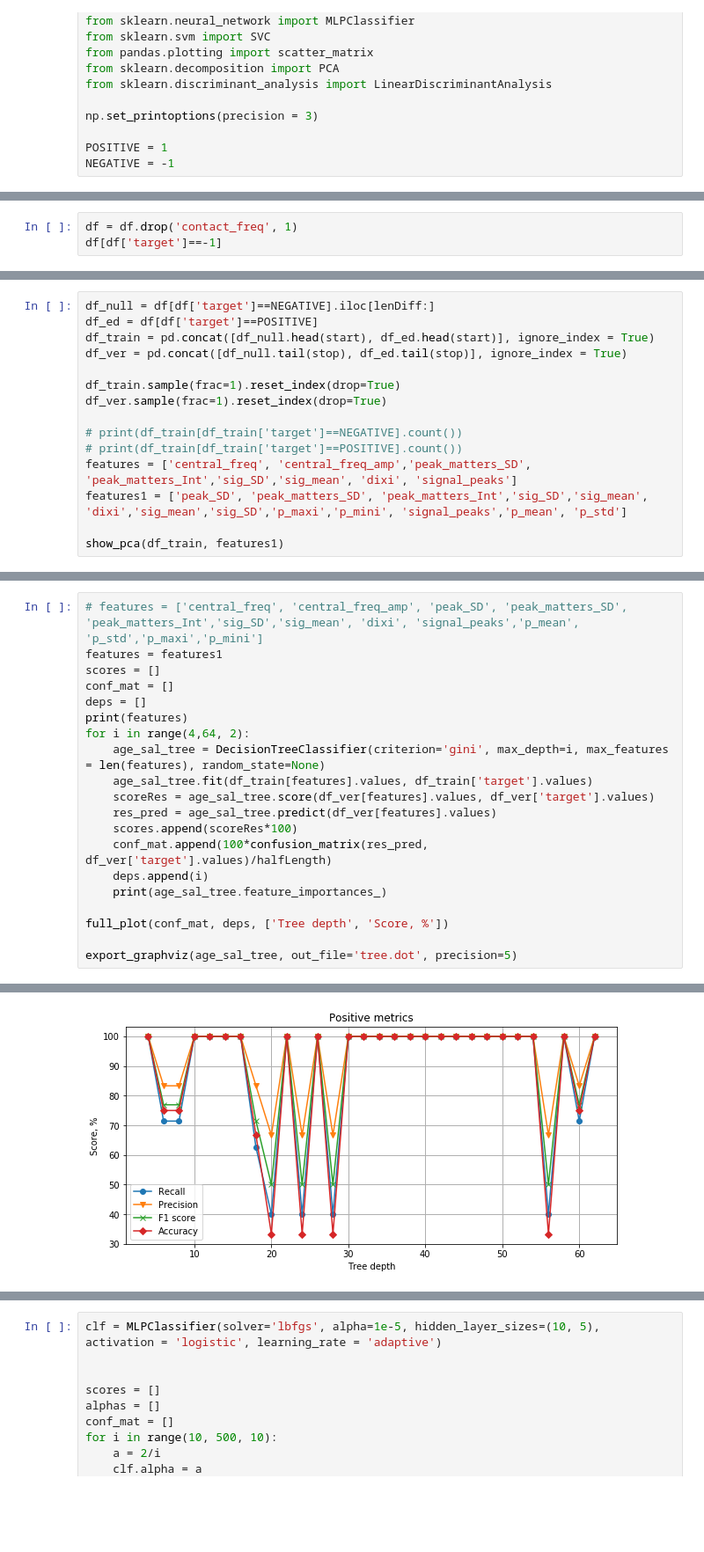
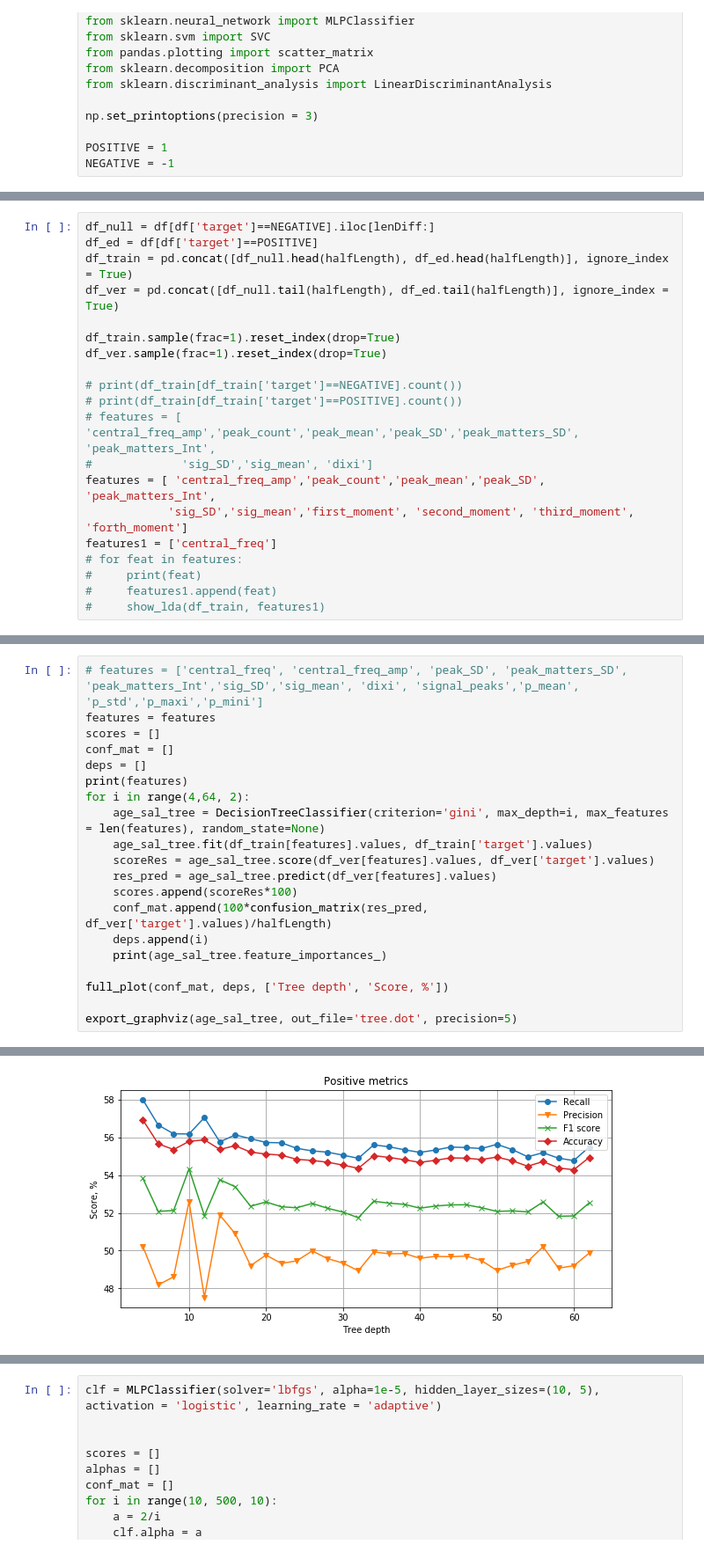
Before and after one commit to SemVan/PySignalClassifier, a Jupyter notebook: TreeSignalClassifier.ipynb, the cells around one changed output, grey strips where cells are left out. Shown: that part at 88% size. Drawn from its saved outputs; the diff is of its cells as text; blank space fills up the shorter version.

Commit message:
some changes. Gonna compare two peaks

```diff
--- a/TreeSignalClassifier.ipynb
+++ b/TreeSignalClassifier.ipynb
@@ -175,3 +179,0 @@ df = pd.read_csv('total_data_mining_dev.csv')
-# %%
-df = df.drop('contact_freq', 1)
-df[df['target']==-1]
@@ -212,15 +195,20 @@ print(lenDiff)
 # %%
 df_null = df[df['target']==NEGATIVE].iloc[lenDiff:]
 df_ed = df[df['target']==POSITIVE]
-df_train = pd.concat([df_null.head(start), df_ed.head(start)], ignore_index = True)
-df_ver = pd.concat([df_null.tail(stop), df_ed.tail(stop)], ignore_index = True)
+df_train = pd.concat([df_null.head(halfLength), df_ed.head(halfLength)], ignore_index = True)
+df_ver = pd.concat([df_null.tail(halfLength), df_ed.tail(halfLength)], ignore_index = True)
 
 df_train.sample(frac=1).reset_index(drop=True)
 df_ver.sample(frac=1).reset_index(drop=True)
 
 # print(df_train[df_train['target']==NEGATIVE].count())
 # print(df_train[df_train['target']==POSITIVE].count())
-features = ['central_freq', 'central_freq_amp','peak_matters_SD', 'peak_matters_Int','sig_SD','sig_mean', 'dixi', 'signal_peaks']
-features1 = ['peak_SD', 'peak_matters_SD', 'peak_matters_Int','sig_SD','sig_mean', 'dixi','sig_mean','sig_SD','p_maxi','p_mini', 'signal_peaks','p_mean', 'p_std']
-
-show_pca(df_train, features1)
+# features = [ 'central_freq_amp','peak_count','peak_mean','peak_SD','peak_matters_SD', 'peak_matters_Int',
+#             'sig_SD','sig_mean', 'dixi']
+features = [ 'central_freq_amp','peak_count','peak_mean','peak_SD', 'peak_matters_Int',
+            'sig_SD','sig_mean','first_moment', 'second_moment', 'third_moment', 'forth_moment']
+features1 = ['central_freq']
+# for feat in features:
+#     print(feat)
+#     features1.append(feat)
+#     show_lda(df_train, features1)
@@ -229,6 +215,6 @@ show_pca(df_train, features1)
 # %%
 # features = ['central_freq', 'central_freq_amp', 'peak_SD', 'peak_matters_SD', 'peak_matters_Int','sig_SD','sig_mean', 'dixi', 'signal_peaks','p_mean', 'p_std','p_maxi','p_mini']
-features = features1
+features = features
 scores = []
 conf_mat = []
 deps = []
@@ -267 +253 @@ export_graphviz(age_sal_tree, out_file='tree.dot', precision=5)
-[figure, old version]
+[figure, new version]
```
Also changed, not shown: parts of 10 cells of this notebook, 3 other files.
